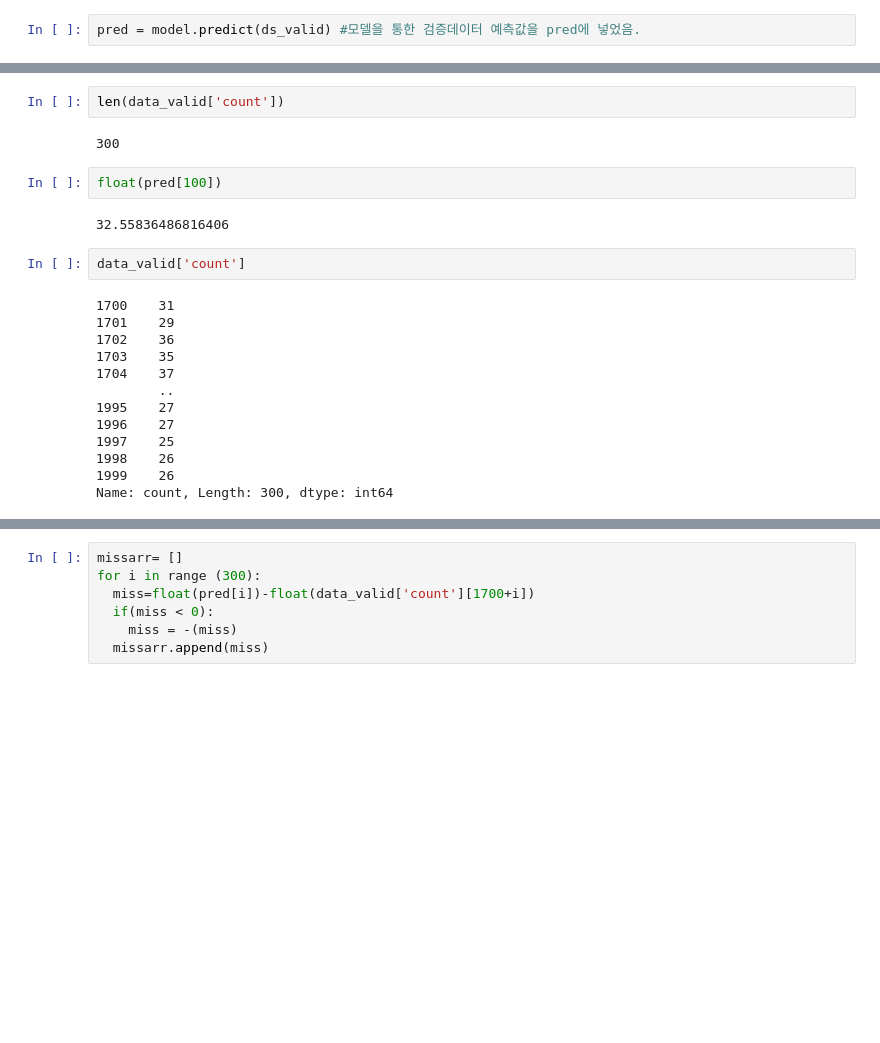
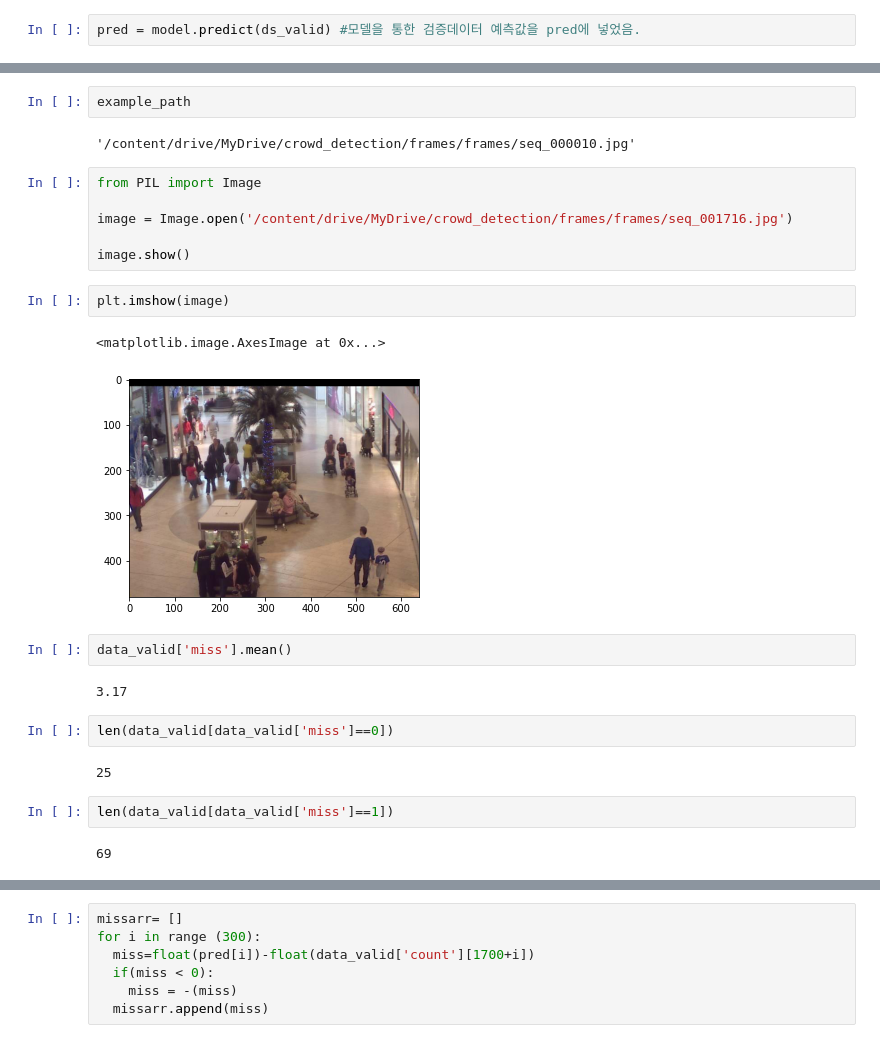
Before and after one commit to jeon-maker/Crowd_counting, a Jupyter notebook: use_2ndmodel.ipynb, the cells around one changed output, grey strips where cells are left out. Drawn from its saved outputs; the diff is of its cells as text; blank space fills up the shorter version.

```diff
--- a/use_2ndmodel.ipynb
+++ b/use_2ndmodel.ipynb
@@ -218,23 +350,27 @@ len(pred)
+# %%
+example_path
+# %% [output]
+'/content/drive/MyDrive/crowd_detection/frames/frames/seq_000010.jpg'
+# %%
+from PIL import Image
+
+image = Image.open('/content/drive/MyDrive/crowd_detection/frames/frames/seq_001716.jpg')
+
+image.show()
+# %%
+plt.imshow(image)
+# %% [output]
+<matplotlib.image.AxesImage at 0x...>
+[figure, added]
+# %%
+data_valid['miss'].mean()
+# %% [output]
+3.17
 # %%
-len(data_valid['count'])
+len(data_valid[data_valid['miss']==0])
 # %% [output]
-300
+25
-# %%
-float(pred[100])
-# %% [output]
-32.55836486816406
-# %%
-data_valid['count']
-# %% [output]
-1700    31
-1701    29
-1702    36
-1703    35
-1704    37
-        ..
-1995    27
-1996    27
-1997    25
-1998    26
-1999    26
-Name: count, Length: 300, dtype: int64
+# %%
+len(data_valid[data_valid['miss']==1])
+# %% [output]
+69
```
Also changed, not shown: parts of 29 cells of this notebook.
